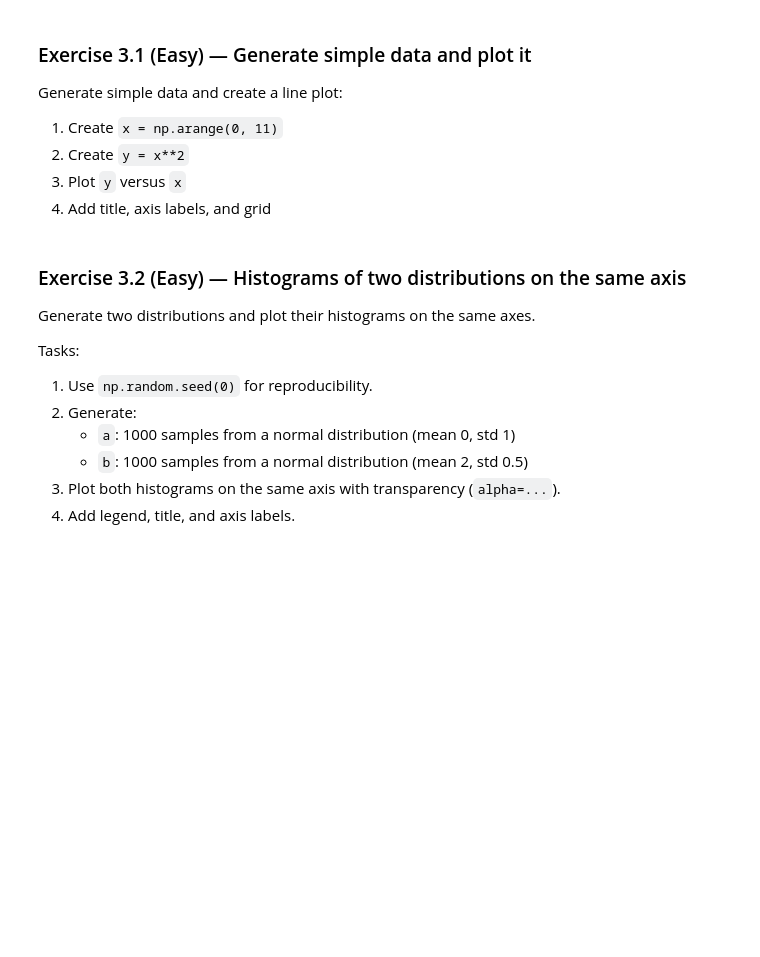
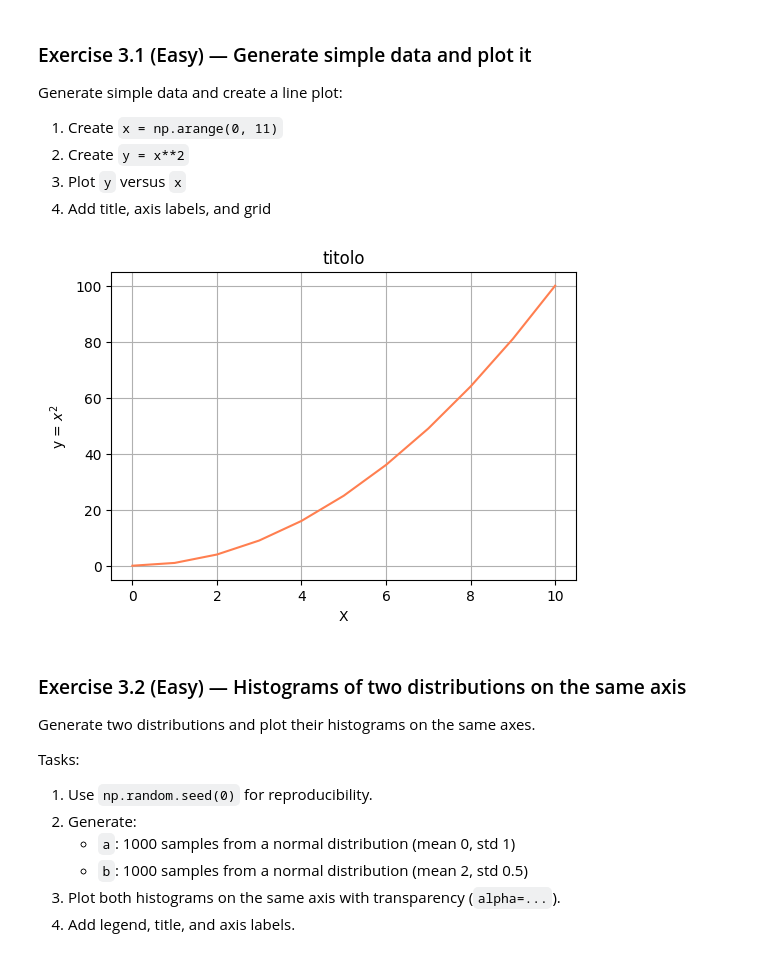
Before and after one commit to caroccialberto/Python2026, a Jupyter notebook: at_home_26_02_python_exercises_notebook.ipynb, the cells around one changed output. Cells and saved outputs as stored; diff of their text form; code cells hidden in the pictures; blank space fills up the shorter version.

```diff
--- a/at_home_26_02_python_exercises_notebook.ipynb
+++ b/at_home_26_02_python_exercises_notebook.ipynb
@@ -374,19 +410,21 @@ Generate simple data and create a line plot:
 # %%
 import numpy as np
 import matplotlib.pyplot as plt
 
 # TODO: generate x and y
-x = None
-y = None
+x = np.arange(0, 11)
+y = x**2
 
 # TODO: create the line plot
 plt.figure(figsize=(6, 4))
-# plt.plot(...)
-# plt.title(...)
-# plt.xlabel(...)
-# plt.ylabel(...)
-# plt.grid(True)
-# plt.show()
+plt.plot(x, y, color = "coral")
+plt.title("titolo")
+plt.xlabel("X")
+plt.ylabel(f"y = $x^2$")
+plt.grid(True)
+plt.show()
+# %% [output]
+[figure, added]
 # %% [markdown]
 ### Exercise 3.2 (Easy) — Histograms of two distributions on the same axis
 
```
Also changed, not shown: parts of 4 cells of this notebook.
